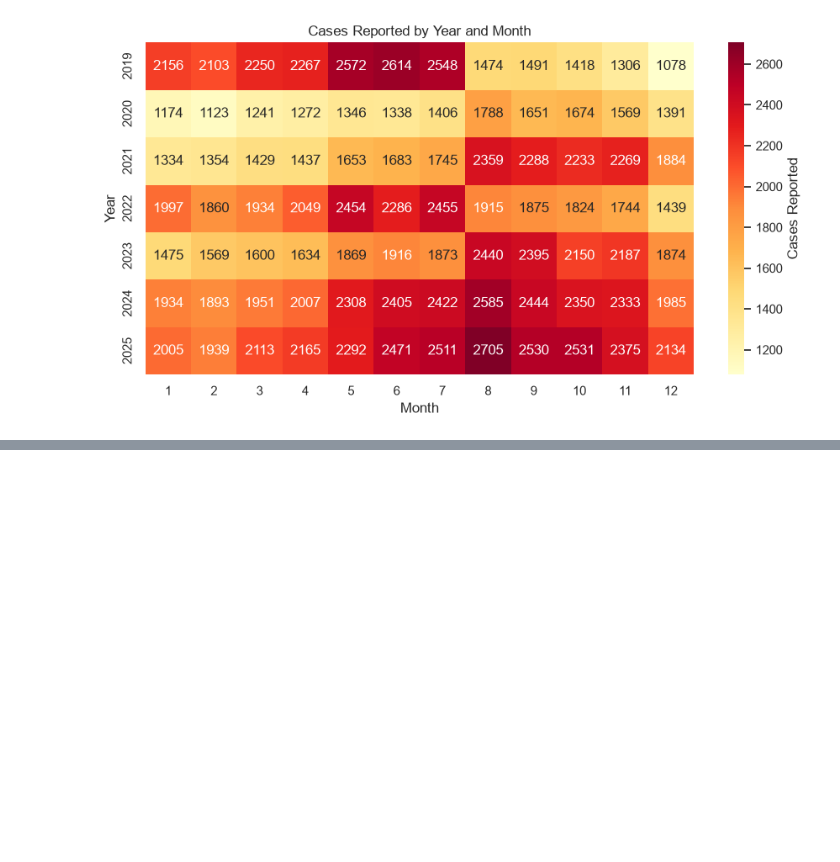
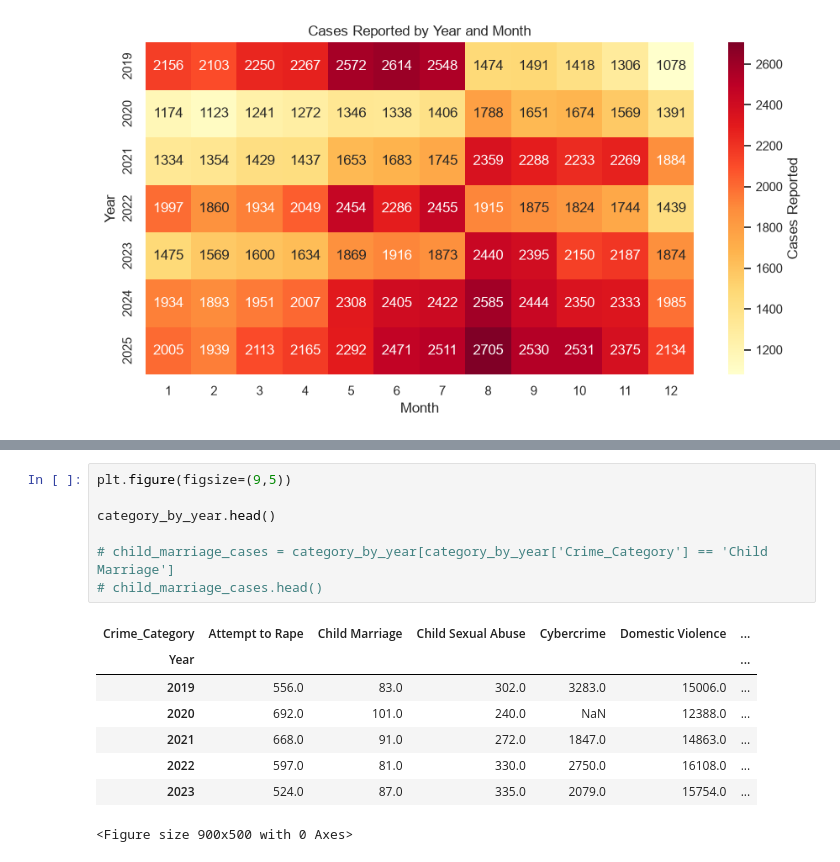
Before and after one commit to rohanpiya/gbv-nepal-eda, a Jupyter notebook: notebooks/01_gbv_nepal_eda.ipynb, the cells around one changed output, grey strips where cells are left out. Saved outputs shown, nothing was run; the diff lists cells and outputs as text; blank space fills up the shorter version.

```diff
--- a/notebooks/01_gbv_nepal_eda.ipynb
+++ b/notebooks/01_gbv_nepal_eda.ipynb
@@ -209,0 +244,16 @@ plt.show()
+# %%
+plt.figure(figsize=(9,5))
+
+category_by_year.head()
+
+# child_marriage_cases = category_by_year[category_by_year['Crime_Category'] == 'Child Marriage']
+# child_marriage_cases.head()
+# %% [output]
+| Crime_Category | Attempt to Rape | Child Marriage | Child Sexual Abuse | Cybercrime | Domestic Violence | ... |
+| Year |  |  |  |  |  | ... |
+| 2019 | 556.0 | 83.0 | 302.0 | 3283.0 | 15006.0 | ... |
+| 2020 | 692.0 | 101.0 | 240.0 | NaN | 12388.0 | ... |
+| 2021 | 668.0 | 91.0 | 272.0 | 1847.0 | 14863.0 | ... |
+| 2022 | 597.0 | 81.0 | 330.0 | 2750.0 | 16108.0 | ... |
+| 2023 | 524.0 | 87.0 | 335.0 | 2079.0 | 15754.0 | ... |
+<Figure size 900x500 with 0 Axes>
```
Also changed, not shown: parts of 3 cells of this notebook, 2 other files.
